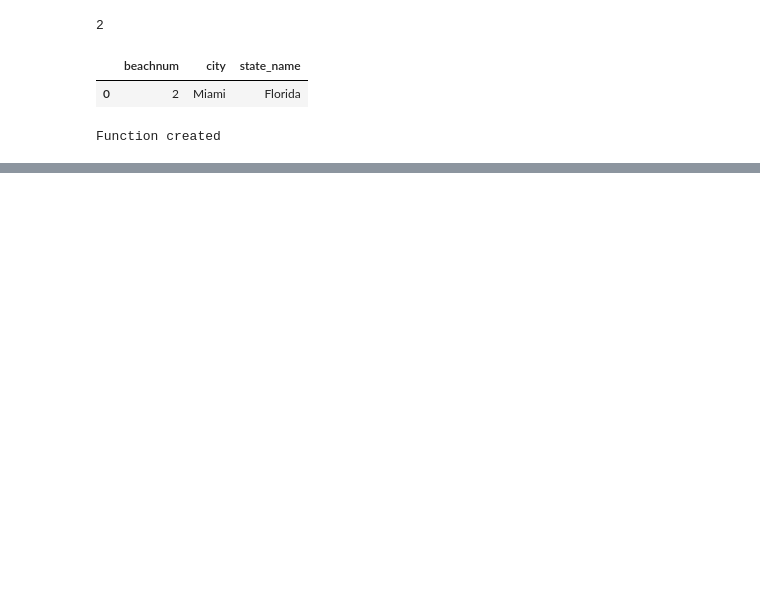
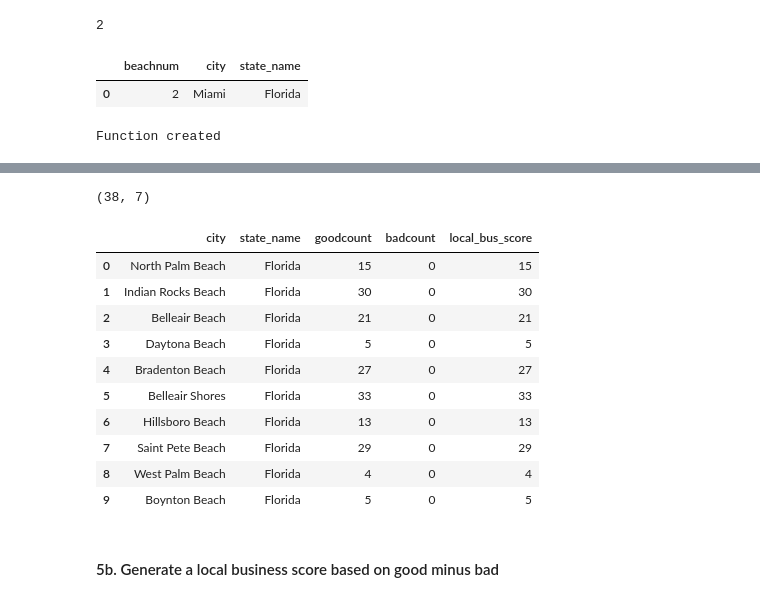
Before and after one commit to Soltis12/coursera_capstone, a Jupyter notebook: Coursera_Capstone__Location_Recommender.ipynb, the cells around one changed output, grey strips where cells are left out. Drawn from its saved outputs; the diff is of its cells as text; code cells hidden in the pictures; blank space fills up the shorter version.

```diff
--- a/Coursera_Capstone__Location_Recommender.ipynb
+++ b/Coursera_Capstone__Location_Recommender.ipynb
@@ -443,0 +567,5 @@ map_usa
+# %%
+# Run the function to get the population within a 10-mile radius
+pops_of_cities = get_populations(usa_cities, output_cities)
+print(pops_of_cities.head())
+print(pops_of_cities.shape)
@@ -443,0 +580,5 @@ map_usa
+# %%
+# Inner join this table to the main output dataset
+output_cities = pd.merge(output_cities, pops_of_cities, on=['city','state_name'])
+output_cities = output_cities.drop(['lat_area_upper','lat_area_lower','lng_area_upper','lng_area_lower', 'city_id'], axis = 1) # Drop redundant fields
+output_cities.head()
@@ -443,0 +592,6 @@ map_usa
+# %%
+# Remove rows where the local area population is lower than the minimum set in the stakeholder variables
+output_cities_2 = output_cities[output_cities['local_area_pop'] >= local_min_pop]
+output_cities_2 = output_cities_2.reset_index()
+print(output_cities_2.head())
+print(output_cities_2.shape)
@@ -443,0 +613,19 @@ map_usa
+# %%
+# Refresh the map, which now shows only coastal locations
+map_usa_3 = folium.Map(location=[latitude, longitude], zoom_start=5)
+
+# add markers to map
+for lat, lng, state_name, city in zip(output_cities_2['lat'], output_cities_2['lng'], output_cities_2['state_name'], output_cities_2['city']):
+    label = '{}, {}'.format(city, state_name)
+    label = folium.Popup(label, parse_html=True)
+    folium.CircleMarker(
+        [lat, lng],
+        radius=5,
+        popup=label,
+        color='blue',
+        fill=True,
+        fill_color='#3186cc',
+        fill_opacity=0.7,
+        parse_html=False).add_to(map_usa_3)
+
+map_usa_3
@@ -443,0 +716,21 @@ map_usa
+# %%
+# Run the function over the dataset
+print(output_cities_2.shape)
+df_businesses = find_a_beach(output_cities_2, business_good, business_bad)
+df_businesses['local_bus_score'] = df_businesses['goodcount'] - df_businesses['badcount']
+df_businesses
+# %% [output]
+(38, 7)
+|  | city | state_name | goodcount | badcount | local_bus_score |
+| 0 | North Palm Beach | Florida | 15 | 0 | 15 |
+| 1 | Indian Rocks Beach | Florida | 30 | 0 | 30 |
+| 2 | Belleair Beach | Florida | 21 | 0 | 21 |
+| 3 | Daytona Beach | Florida | 5 | 0 | 5 |
+| 4 | Bradenton Beach | Florida | 27 | 0 | 27 |
+| 5 | Belleair Shores | Florida | 33 | 0 | 33 |
+| 6 | Hillsboro Beach | Florida | 13 | 0 | 13 |
+| 7 | Saint Pete Beach | Florida | 29 | 0 | 29 |
+| 8 | West Palm Beach | Florida | 4 | 0 | 4 |
+| 9 | Boynton Beach | Florida | 5 | 0 | 5 |
+# %% [markdown]
+#### 5b. Generate a local business score based on good minus bad <a name="5b_BusScore"></a> ####
```
Also changed, not shown: parts of 46 cells of this notebook.
